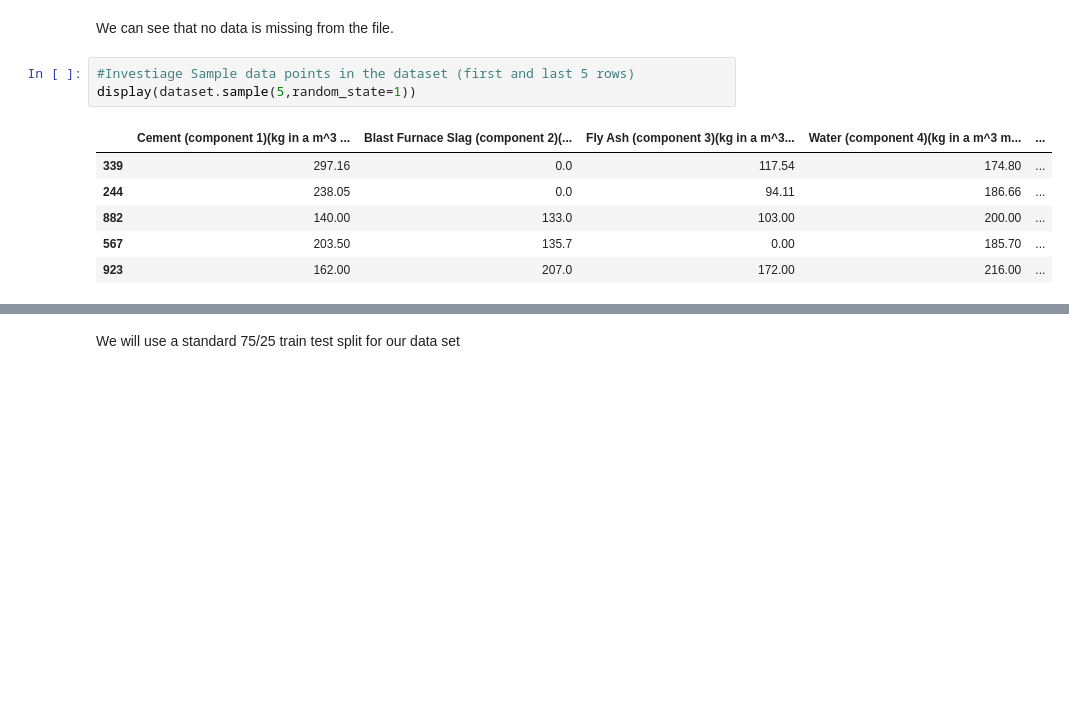
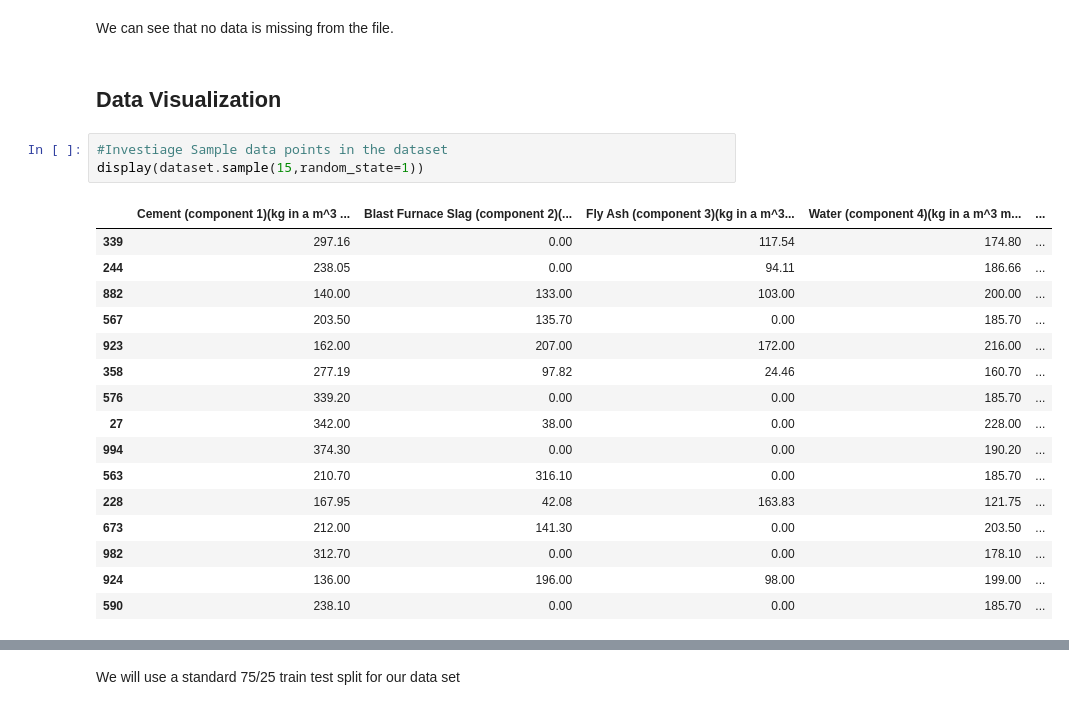
Before and after one commit to Callum7080/MANU-465-Group-Project, a Jupyter notebook: main.ipynb, the cells around one changed output, grey strips where cells are left out. Drawn from its saved outputs; the diff is of its cells as text; blank space fills up the shorter version.

```diff
--- a/main.ipynb
+++ b/main.ipynb
@@ -53,13 +54,25 @@ dtypes: float64(8), int64(1)
 memory usage: 72.6 KB
 # %% [markdown]
 We can see that no data is missing from the file.
-# %%
-#Investiage Sample data points in the dataset (first and last 5 rows)
-display(dataset.sample(5,random_state=1))
-# %% [output]
-|  | Cement (component 1)(kg in a m^3 ... | Blast Furnace Slag (component 2)(... | Fly Ash (component 3)(kg in a m^3... | Water (component 4)(kg in a m^3 m... | ... |
-| 339 | 297.16 | 0.0 | 117.54 | 174.80 | ... |
-| 244 | 238.05 | 0.0 | 94.11 | 186.66 | ... |
-| 882 | 140.00 | 133.0 | 103.00 | 200.00 | ... |
-| 567 | 203.50 | 135.7 | 0.00 | 185.70 | ... |
-| 923 | 162.00 | 207.0 | 172.00 | 216.00 | ... |
+# %% [markdown]
+## Data Visualization
+# %%
+#Investiage Sample data points in the dataset
+display(dataset.sample(15,random_state=1))
+# %% [output]
+|  | Cement (component 1)(kg in a m^3 ... | Blast Furnace Slag (component 2)(... | Fly Ash (component 3)(kg in a m^3... | Water (component 4)(kg in a m^3 m... | ... |
+| 339 | 297.16 | 0.00 | 117.54 | 174.80 | ... |
+| 244 | 238.05 | 0.00 | 94.11 | 186.66 | ... |
+| 882 | 140.00 | 133.00 | 103.00 | 200.00 | ... |
+| 567 | 203.50 | 135.70 | 0.00 | 185.70 | ... |
+| 923 | 162.00 | 207.00 | 172.00 | 216.00 | ... |
+| 358 | 277.19 | 97.82 | 24.46 | 160.70 | ... |
+| 576 | 339.20 | 0.00 | 0.00 | 185.70 | ... |
+| 27 | 342.00 | 38.00 | 0.00 | 228.00 | ... |
+| 994 | 374.30 | 0.00 | 0.00 | 190.20 | ... |
+| 563 | 210.70 | 316.10 | 0.00 | 185.70 | ... |
+| 228 | 167.95 | 42.08 | 163.83 | 121.75 | ... |
+| 673 | 212.00 | 141.30 | 0.00 | 203.50 | ... |
+| 982 | 312.70 | 0.00 | 0.00 | 178.10 | ... |
+| 924 | 136.00 | 196.00 | 98.00 | 199.00 | ... |
+| 590 | 238.10 | 0.00 | 0.00 | 185.70 | ... |
```
Also changed, not shown: parts of 6 cells of this notebook.
